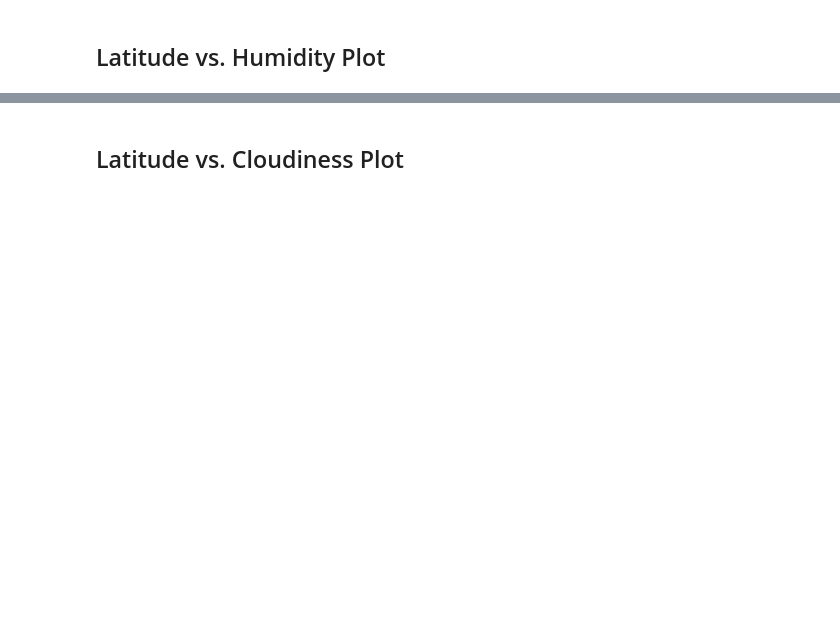
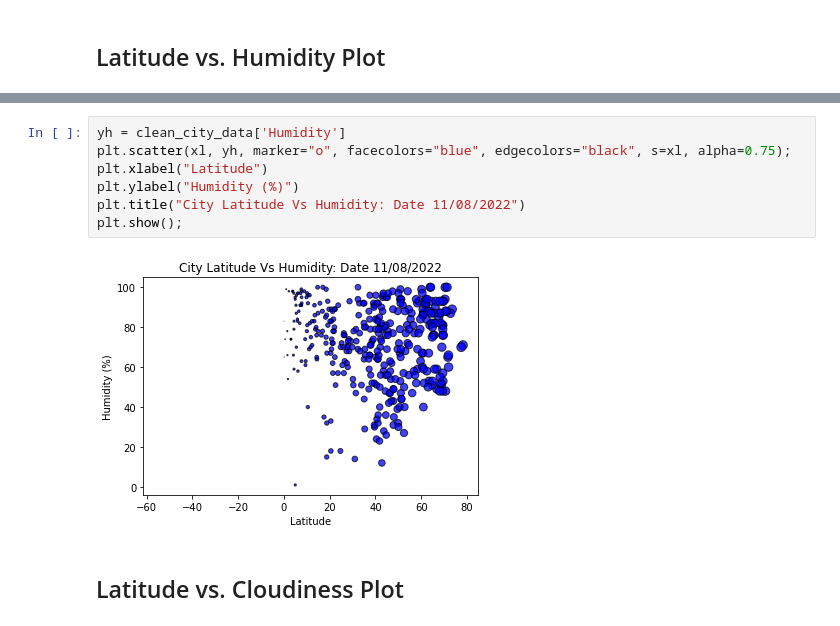
Before and after one commit to brajbans/python-api-challenge, a Jupyter notebook: WeatherPy/WeatherPy.ipynb, the cells around one changed output, grey strips where cells are left out. Cells and saved outputs as stored; diff of their text form; blank space fills up the shorter version.

```diff
--- a/WeatherPy/WeatherPy.ipynb
+++ b/WeatherPy/WeatherPy.ipynb
@@ -132,2 +236,11 @@ Int64Index([], dtype='int64')
+# %%
+yh = clean_city_data['Humidity']
+plt.scatter(xl, yh, marker="o", facecolors="blue", edgecolors="black", s=xl, alpha=0.75);
+plt.xlabel("Latitude")
+plt.ylabel("Humidity (%)")
+plt.title("City Latitude Vs Humidity: Date 11/08/2022")
+plt.show();
+# %% [output]
+[figure, added]
 # %% [markdown]
 ## Latitude vs. Cloudiness Plot
```
Also changed, not shown: parts of 38 cells of this notebook, 6 other files.
